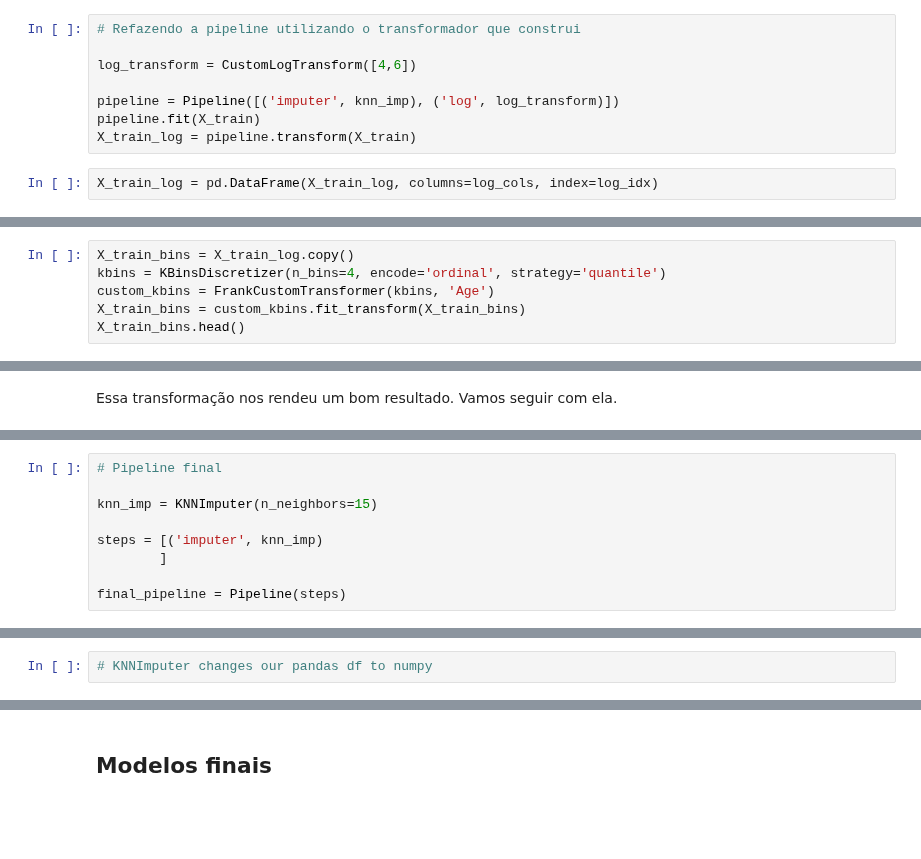
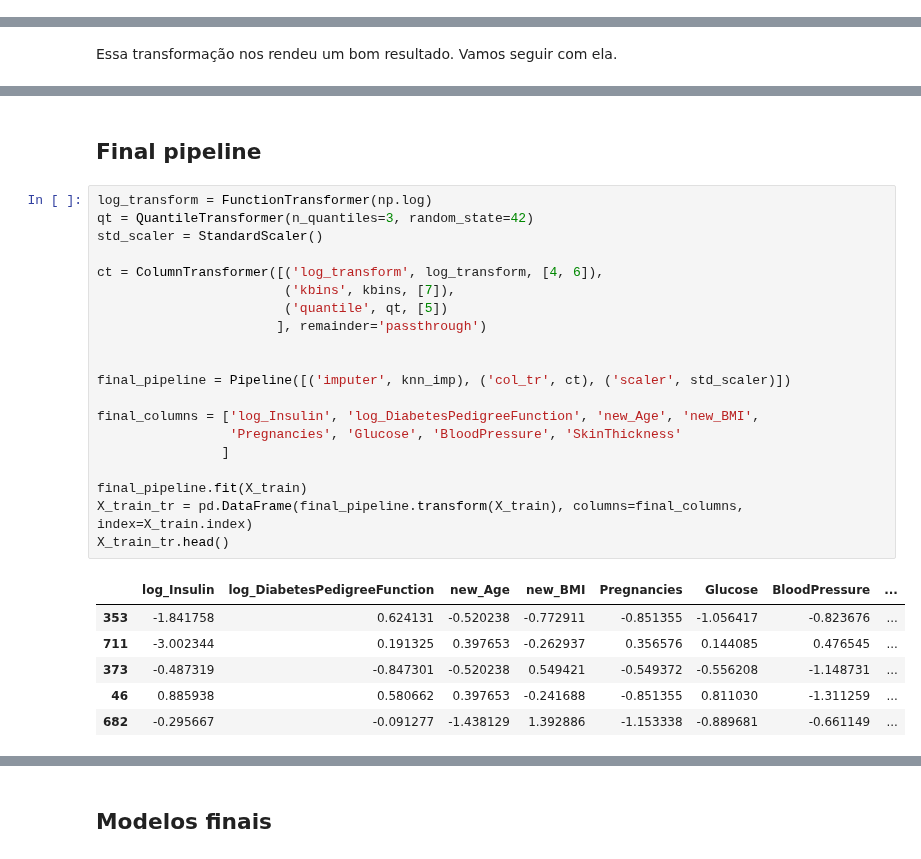
Before and after one commit to franklinzppa/diabetes-classification, a Jupyter notebook: diabetes-clf.ipynb, the cells around one changed output, grey strips where cells are left out. Saved outputs shown, nothing was run; the diff lists cells and outputs as text; blank space fills up the shorter version.

Commit message:
finished final pipeline and evaluations

```diff
--- a/diabetes-clf.ipynb
+++ b/diabetes-clf.ipynb
@@ -927,13 +909,3 @@ class CustomLogTransform(BaseEstimator, TransformerMixin):
-# %%
-# Refazendo a pipeline utilizando o transformador que construi
-
-log_transform = CustomLogTransform([4,6])
-
-pipeline = Pipeline([('imputer', knn_imp), ('log', log_transform)])
-pipeline.fit(X_train)
-X_train_log = pipeline.transform(X_train)
-# %%
-X_train_log = pd.DataFrame(X_train_log, columns=log_cols, index=log_idx)
 # %% [markdown]
 Os resultados desse tratamento foram interessantes. Vamos usá-los.
 # %% [markdown]
@@ -989,9 +980,3 @@ class FrankCustomTransformer(BaseEstimator, TransformerMixin):
-# %%
-X_train_bins = X_train_log.copy()
-kbins = KBinsDiscretizer(n_bins=4, encode='ordinal', strategy='quantile')
-custom_kbins = FrankCustomTransformer(kbins, 'Age')
-X_train_bins = custom_kbins.fit_transform(X_train_bins)
-X_train_bins.head()
 # %% [markdown]
 ## Quantile Scaling
 # %% [markdown]
@@ -1029,9 +1027,0 @@ log_transform
-# %%
-# Pipeline final
-
-knn_imp = KNNImputer(n_neighbors=15)
-
-steps = [('imputer', knn_imp)
-        ]
-
-final_pipeline = Pipeline(steps)
@@ -1055,2 +1028,29 @@ array([[1.00000000e+00, 9.00000000e+01, 6.20000000e+01, ...,
-# %%
-# KNNImputer changes our pandas df to numpy
+# %% [markdown]
+## Final pipeline
+# %%
+log_transform = FunctionTransformer(np.log)
+qt = QuantileTransformer(n_quantiles=3, random_state=42)
+std_scaler = StandardScaler()
+
+ct = ColumnTransformer([('log_transform', log_transform, [4, 6]),
+                        ('kbins', kbins, [7]),
+                        ('quantile', qt, [5])
+                       ], remainder='passthrough')
+
+
+final_pipeline = Pipeline([('imputer', knn_imp), ('col_tr', ct), ('scaler', std_scaler)])
+
+final_columns = ['log_Insulin', 'log_DiabetesPedigreeFunction', 'new_Age', 'new_BMI',
+                 'Pregnancies', 'Glucose', 'BloodPressure', 'SkinThickness'
+                ]
+
+final_pipeline.fit(X_train)
+X_train_tr = pd.DataFrame(final_pipeline.transform(X_train), columns=final_columns, index=X_train.index)
+X_train_tr.head()
+# %% [output]
+|  | log_Insulin | log_DiabetesPedigreeFunction | new_Age | new_BMI | Pregnancies | Glucose | BloodPressure | ... |
+| 353 | -1.841758 | 0.624131 | -0.520238 | -0.772911 | -0.851355 | -1.056417 | -0.823676 | ... |
+| 711 | -3.002344 | 0.191325 | 0.397653 | -0.262937 | 0.356576 | 0.144085 | 0.476545 | ... |
+| 373 | -0.487319 | -0.847301 | -0.520238 | 0.549421 | -0.549372 | -0.556208 | -1.148731 | ... |
+| 46 | 0.885938 | 0.580662 | 0.397653 | -0.241688 | -0.851355 | 0.811030 | -1.311259 | ... |
+| 682 | -0.295667 | -0.091277 | -1.438129 | 1.392886 | -1.153338 | -0.889681 | -0.661149 | ... |
```
Also changed, not shown: parts of 46 cells of this notebook.
